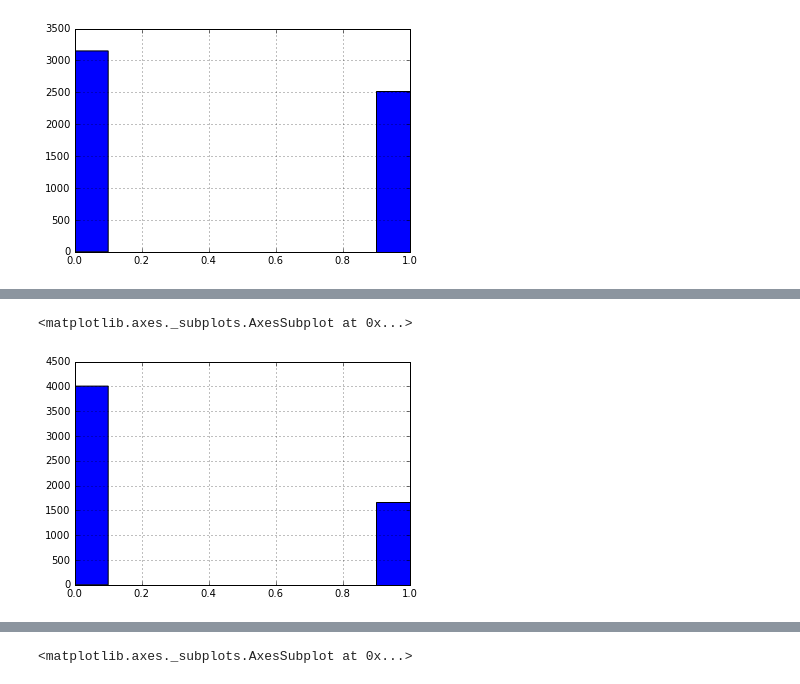
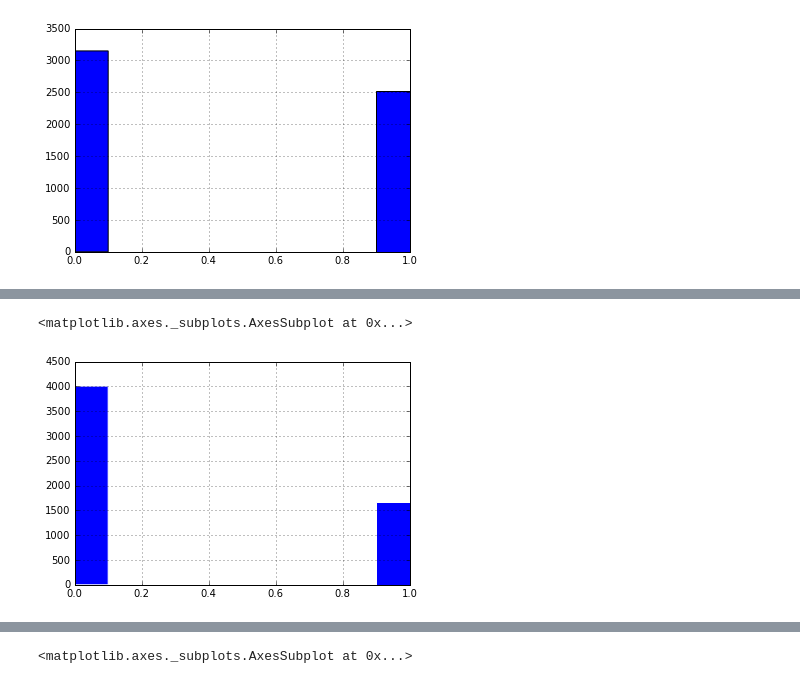
Before and after one commit to codyw826/Public-Projects, a Jupyter notebook: Diagnostics.ipynb, the cells around one changed output, grey strips where cells are left out. Saved outputs shown, nothing was run; the diff lists cells and outputs as text; code cells hidden in the pictures.

```diff
--- a/Diagnostics.ipynb
+++ b/Diagnostics.ipynb
@@ -80,10 +651,10 @@ mh_sample.AMHTXRC3.hist()
 # %%
-mh_sample.AMHTXND2.hist()
+mh_sample.AMHTXND2.hist(edgecolor='w', lw=1)
 #However, an even lower proportion of those adults have had a self-perceived need
 #for mental health treatment in the past year.
 # %% [output]
 <matplotlib.axes._subplots.AxesSubplot at 0x...>
-[figure, old version]
+[figure, new version]
 # %%
 #this is the subset which was predicted to have a serious mental illness
 #could provide some useful insights
```
Also changed, not shown: parts of 59 cells of this notebook.
